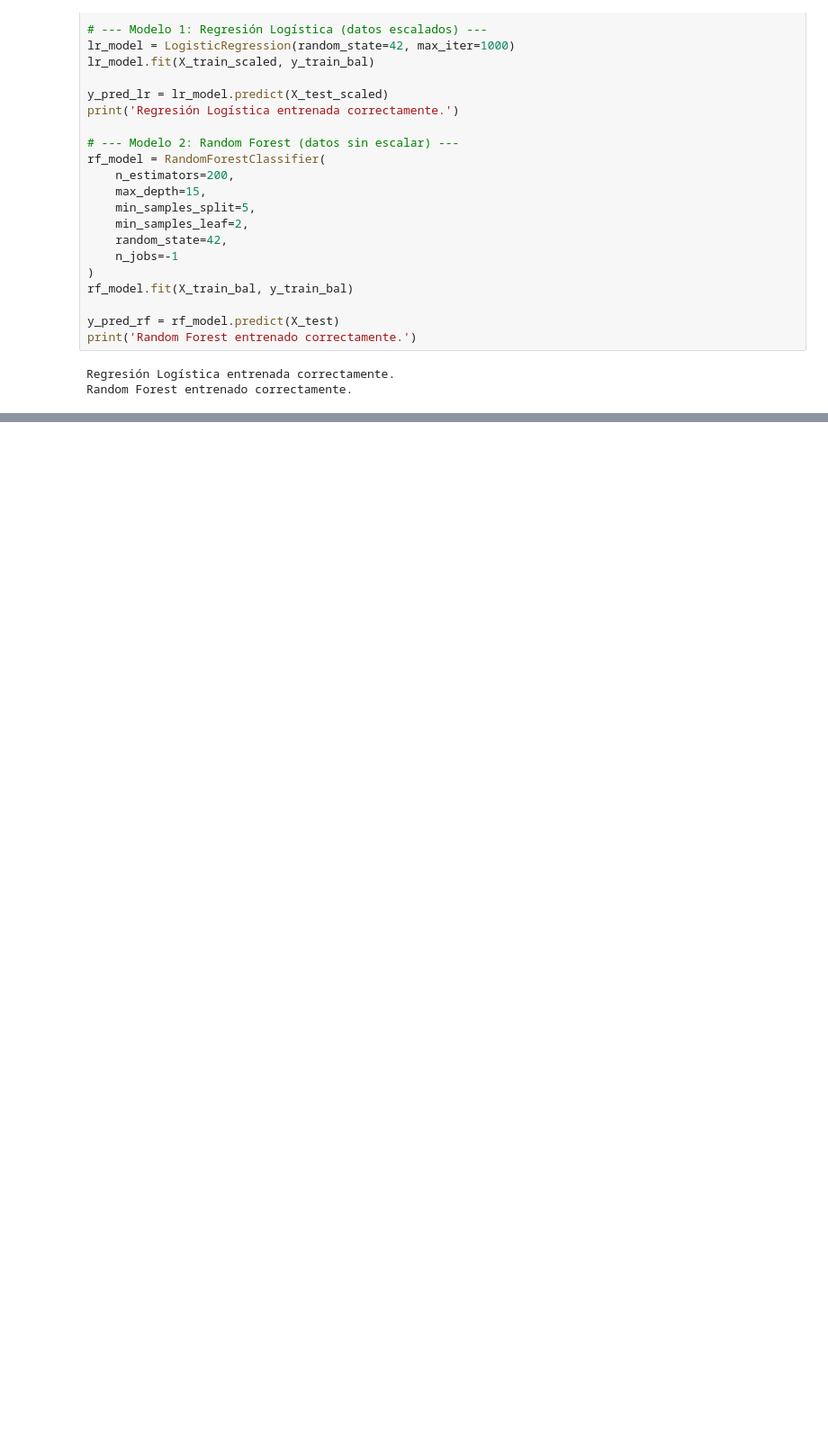
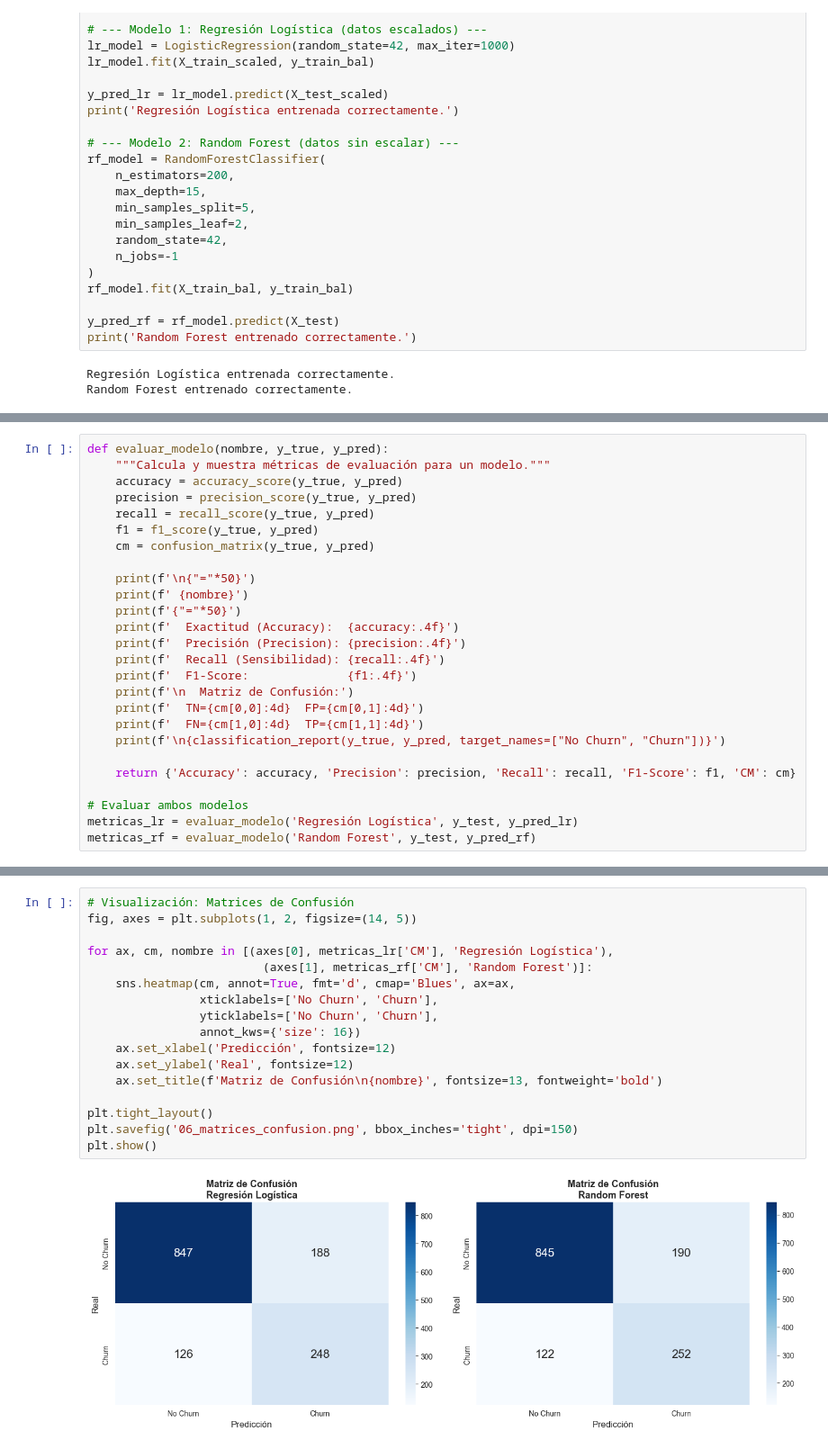
Before and after one commit to anothereverr/oracle-alura-data-science-challenge-2-second-stage, a Jupyter notebook: TelecomX.ipynb, the cells around one changed output, grey strips where cells are left out. Shown at 90% size. Drawn from its saved outputs; the diff is of its cells as text; blank space fills up the shorter version.

Commit message:
feat: resolve point 4, model evaluation

```diff
--- a/TelecomX.ipynb
+++ b/TelecomX.ipynb
@@ -480,0 +484,26 @@ Random Forest entrenado correctamente.
+# %%
+def evaluar_modelo(nombre, y_true, y_pred):
+    """Calcula y muestra métricas de evaluación para un modelo."""
+    accuracy = accuracy_score(y_true, y_pred)
+    precision = precision_score(y_true, y_pred)
+    recall = recall_score(y_true, y_pred)
+    f1 = f1_score(y_true, y_pred)
+    cm = confusion_matrix(y_true, y_pred)
+
+    print(f'\n{"="*50}')
+    print(f' {nombre}')
+    print(f'{"="*50}')
+    print(f'  Exactitud (Accuracy):  {accuracy:.4f}')
+    print(f'  Precisión (Precision): {precision:.4f}')
+    print(f'  Recall (Sensibilidad): {recall:.4f}')
+    print(f'  F1-Score:              {f1:.4f}')
+    print(f'\n  Matriz de Confusión:')
+    print(f'  TN={cm[0,0]:4d}  FP={cm[0,1]:4d}')
+    print(f'  FN={cm[1,0]:4d}  TP={cm[1,1]:4d}')
+    print(f'\n{classification_report(y_true, y_pred, target_names=["No Churn", "Churn"])}')
+
+    return {'Accuracy': accuracy, 'Precision': precision, 'Recall': recall, 'F1-Score': f1, 'CM': cm}
+
+# Evaluar ambos modelos
+metricas_lr = evaluar_modelo('Regresión Logística', y_test, y_pred_lr)
+metricas_rf = evaluar_modelo('Random Forest', y_test, y_pred_rf)
@@ -480,0 +528,19 @@ Random Forest entrenado correctamente.
+# %%
+# Visualización: Matrices de Confusión
+fig, axes = plt.subplots(1, 2, figsize=(14, 5))
+
+for ax, cm, nombre in [(axes[0], metricas_lr['CM'], 'Regresión Logística'),
+                         (axes[1], metricas_rf['CM'], 'Random Forest')]:
+    sns.heatmap(cm, annot=True, fmt='d', cmap='Blues', ax=ax,
+                xticklabels=['No Churn', 'Churn'],
+                yticklabels=['No Churn', 'Churn'],
+                annot_kws={'size': 16})
+    ax.set_xlabel('Predicción', fontsize=12)
+    ax.set_ylabel('Real', fontsize=12)
+    ax.set_title(f'Matriz de Confusión\n{nombre}', fontsize=13, fontweight='bold')
+
+plt.tight_layout()
+plt.savefig('06_matrices_confusion.png', bbox_inches='tight', dpi=150)
+plt.show()
+# %% [output]
+[figure, added]
```
Also changed, not shown: parts of 5 cells of this notebook, 2 other files.
